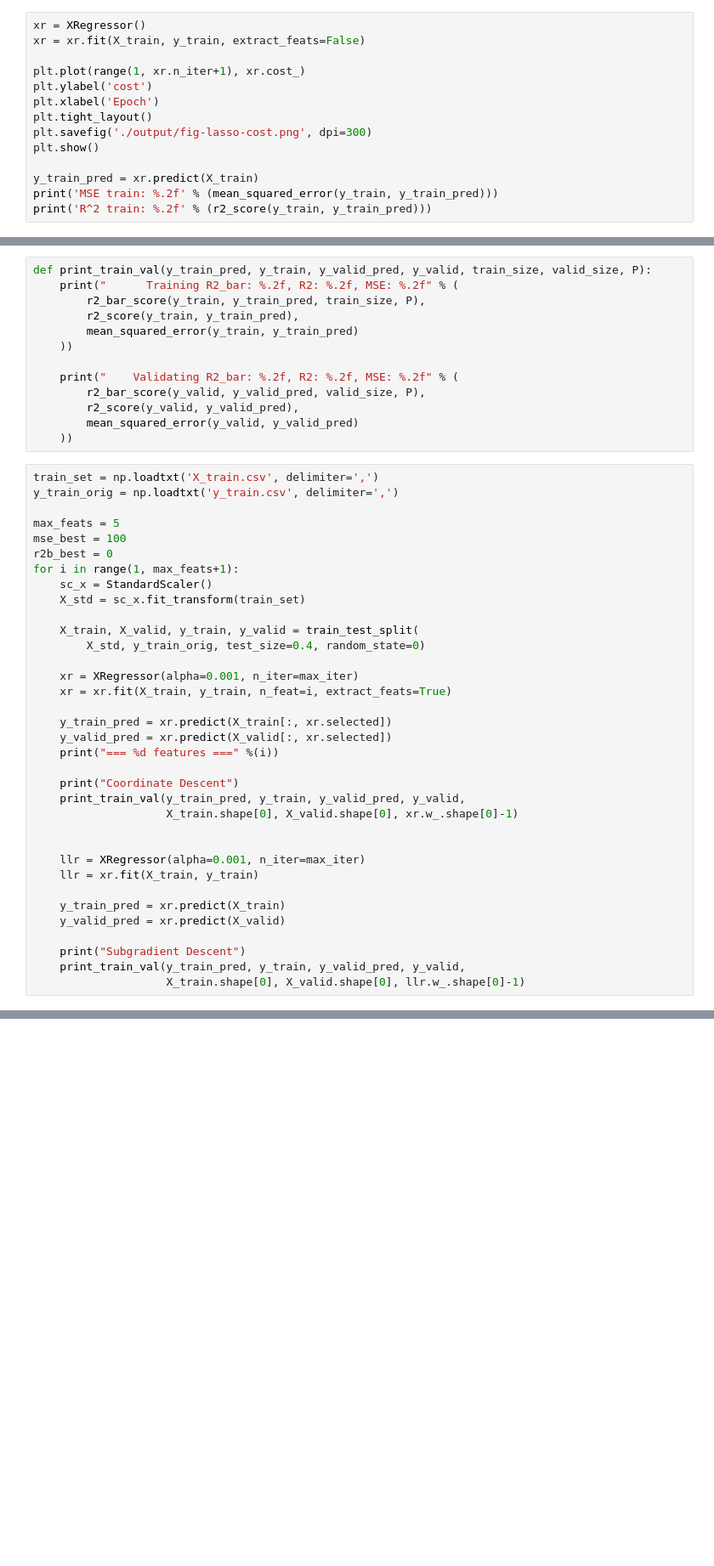
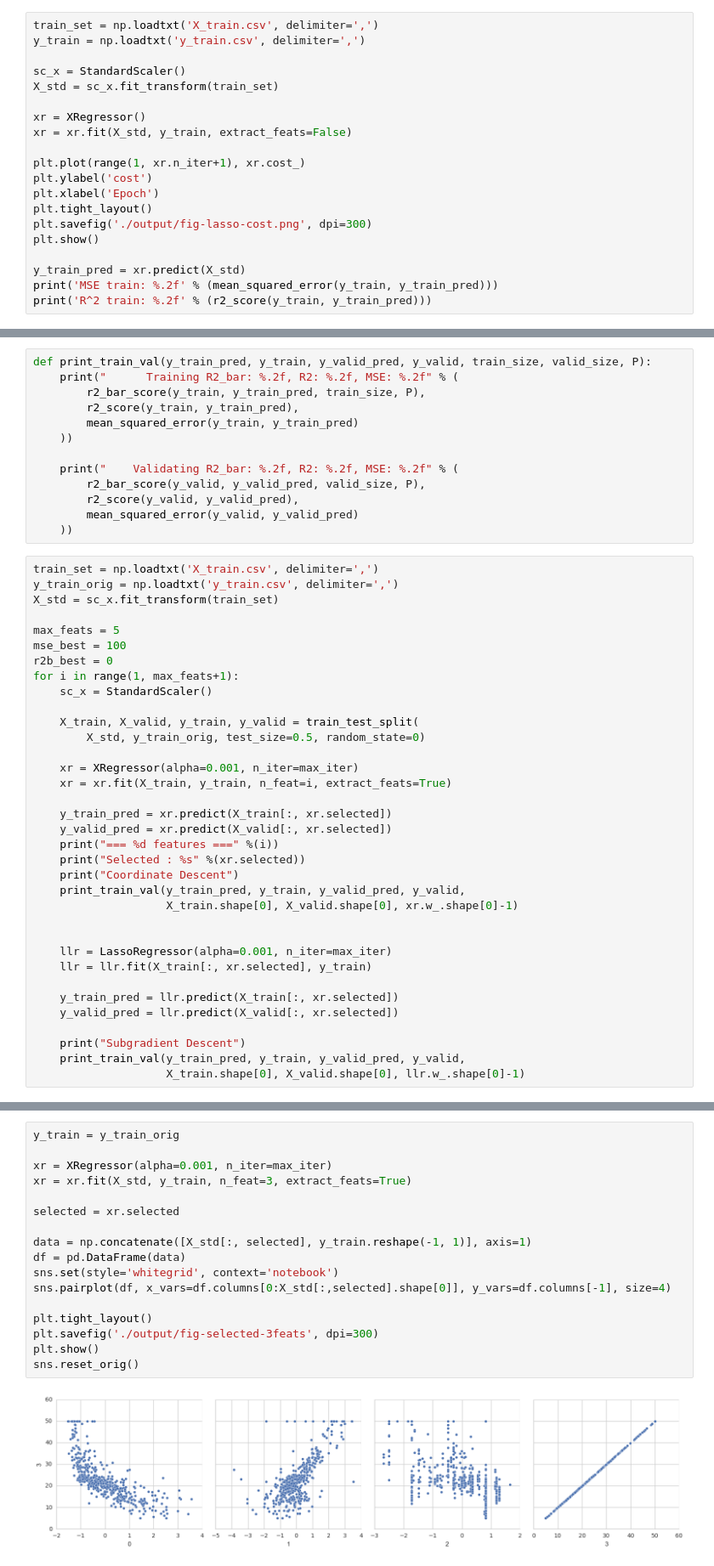
Before and after one commit to LemonATsu/iPynb-Lasso-Regressor, a Jupyter notebook: Lab05_102062207.ipynb, the cells around one changed output, grey strips where cells are left out. Shown at 85% size. Cells and saved outputs as stored; diff of their text form; blank space fills up the shorter version.

```diff
--- a/Lab05_102062207.ipynb
+++ b/Lab05_102062207.ipynb
@@ -461,8 +466,14 @@ class XRegressor(object):
 
         return np.dot(X, ign_) + self.w_[0]
 # %%
+train_set = np.loadtxt('X_train.csv', delimiter=',')
+y_train = np.loadtxt('y_train.csv', delimiter=',')
+
+sc_x = StandardScaler()
+X_std = sc_x.fit_transform(train_set)
+
 xr = XRegressor()
-xr = xr.fit(X_train, y_train, extract_feats=False)
+xr = xr.fit(X_std, y_train, extract_feats=False)
 
 plt.plot(range(1, xr.n_iter+1), xr.cost_)
 plt.ylabel('cost')
@@ -471,7 +482,7 @@ plt.tight_layout()
 plt.savefig('./output/fig-lasso-cost.png', dpi=300)
 plt.show()
 
-y_train_pred = xr.predict(X_train)
+y_train_pred = xr.predict(X_std)
 print('MSE train: %.2f' % (mean_squared_error(y_train, y_train_pred)))
 print('R^2 train: %.2f' % (r2_score(y_train, y_train_pred)))
 # %% [output]
@@ -506,16 +517,16 @@ def print_train_val(y_train_pred, y_train, y_valid_pred, y_valid, train_size, va
 # %%
 train_set = np.loadtxt('X_train.csv', delimiter=',')
 y_train_orig = np.loadtxt('y_train.csv', delimiter=',')
+X_std = sc_x.fit_transform(train_set)
 
 max_feats = 5
 mse_best = 100
 r2b_best = 0
 for i in range(1, max_feats+1):
     sc_x = StandardScaler()
-    X_std = sc_x.fit_transform(train_set)
 
     X_train, X_valid, y_train, y_valid = train_test_split(
-        X_std, y_train_orig, test_size=0.4, random_state=0)
+        X_std, y_train_orig, test_size=0.5, random_state=0)
 
     xr = XRegressor(alpha=0.001, n_iter=max_iter)
     xr = xr.fit(X_train, y_train, n_feat=i, extract_feats=True)
@@ -523,17 +534,17 @@ for i in range(1, max_feats+1):
     y_train_pred = xr.predict(X_train[:, xr.selected])
     y_valid_pred = xr.predict(X_valid[:, xr.selected])
     print("=== %d features ===" %(i))
-
+    print("Selected : %s" %(xr.selected))
     print("Coordinate Descent")
     print_train_val(y_train_pred, y_train, y_valid_pred, y_valid,
                     X_train.shape[0], X_valid.shape[0], xr.w_.shape[0]-1)
 
 
-    llr = XRegressor(alpha=0.001, n_iter=max_iter)
-    llr = xr.fit(X_train, y_train)
+    llr = LassoRegressor(alpha=0.001, n_iter=max_iter)
+    llr = llr.fit(X_train[:, xr.selected], y_train)
 
-    y_train_pred = xr.predict(X_train)
-    y_valid_pred = xr.predict(X_valid)
+    y_train_pred = llr.predict(X_train[:, xr.selected])
+    y_valid_pred = llr.predict(X_valid[:, xr.selected])
 
     print("Subgradient Descent")
     print_train_val(y_train_pred, y_train, y_valid_pred, y_valid,
@@ -558,0 +570,19 @@ Subgradient Descent
+# %%
+y_train = y_train_orig
+
+xr = XRegressor(alpha=0.001, n_iter=max_iter)
+xr = xr.fit(X_std, y_train, n_feat=3, extract_feats=True)
+
+selected = xr.selected
+
+data = np.concatenate([X_std[:, selected], y_train.reshape(-1, 1)], axis=1)
+df = pd.DataFrame(data)
+sns.set(style='whitegrid', context='notebook')
+sns.pairplot(df, x_vars=df.columns[0:X_std[:,selected].shape[0]], y_vars=df.columns[-1], size=4)
+
+plt.tight_layout()
+plt.savefig('./output/fig-selected-3feats', dpi=300)
+plt.show()
+sns.reset_orig()
+# %% [output]
+[figure, added]
```
Also changed, not shown: parts of 9 cells of this notebook.
